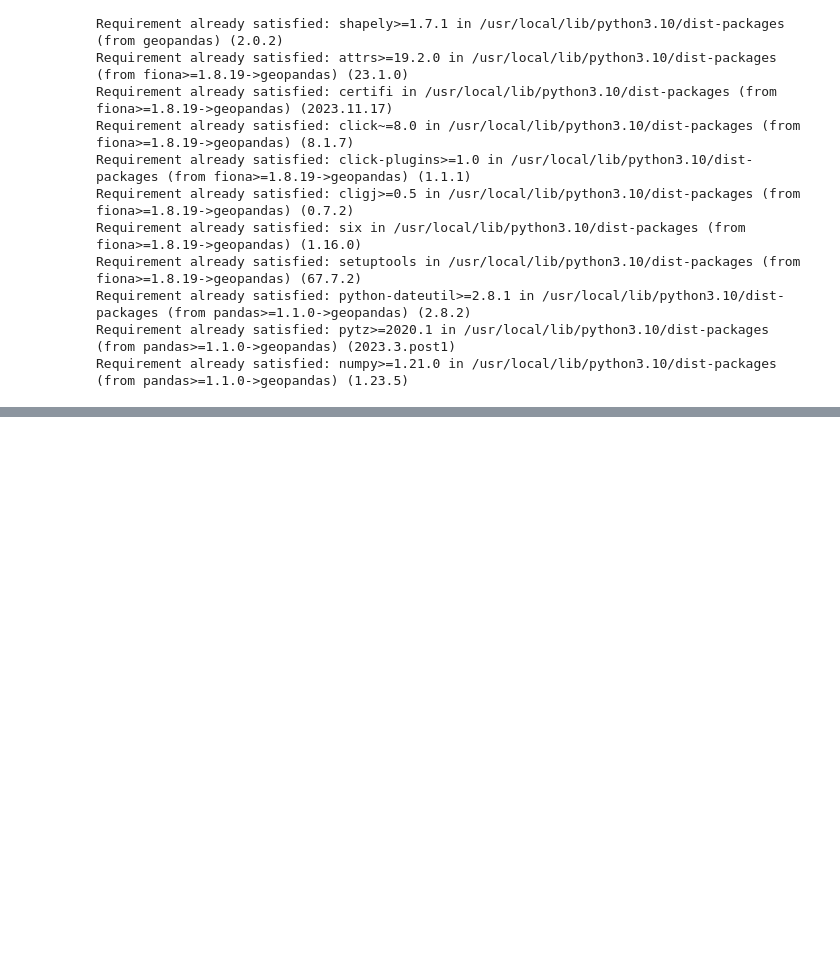
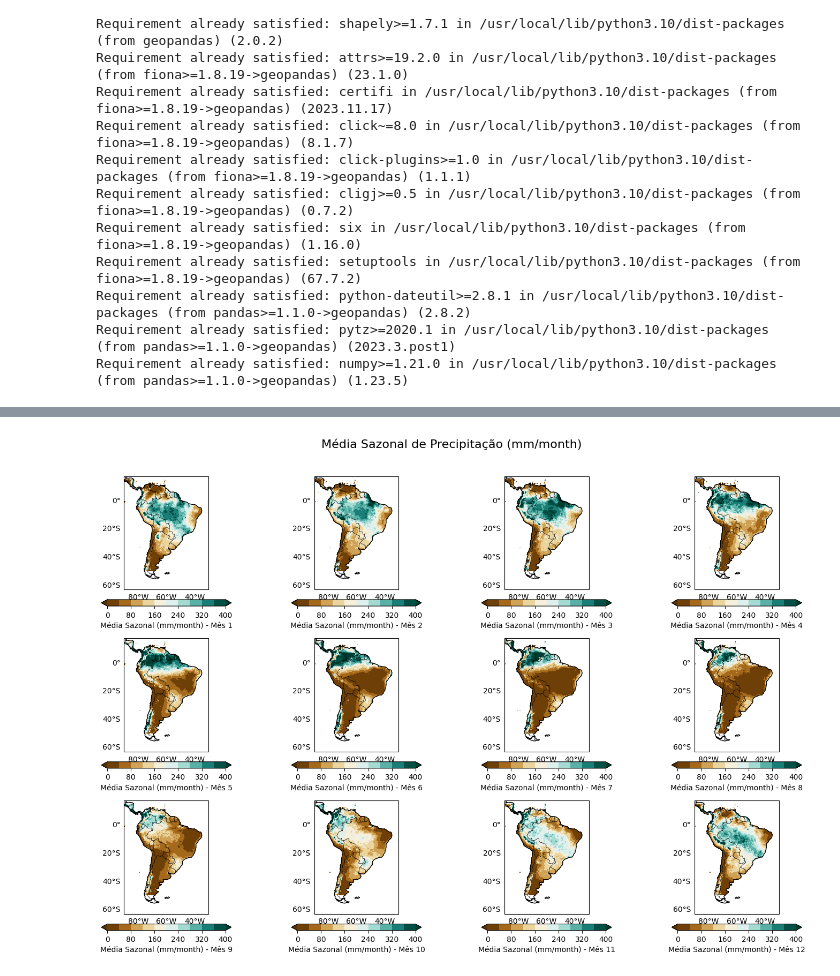
Before and after one commit to VictorGuui/INPE, a Jupyter notebook: Atividade4_6INPE.ipynb, the cells around one changed output, grey strips where cells are left out. Drawn from its saved outputs; the diff is of its cells as text; code cells hidden in the pictures; blank space fills up the shorter version.

```diff
--- a/Atividade4_6INPE.ipynb
+++ b/Atividade4_6INPE.ipynb
@@ -159,0 +283,35 @@ plt.savefig('anomalia_jan_2004.png', dpi=300)
+# %%
+# Configuração da projeção do mapa e sua extensão geográfica
+fig, axs = plt.subplots(3, 4, figsize=(15, 10), subplot_kw={'projection': ccrs.PlateCarree()})
+fig.suptitle('Média Sazonal de Precipitação (mm/month)', fontsize=16)
+
+# Define os níveis de contorno
+levels = np.linspace(0.0, 400.0, 11)
+
+for i, ax in enumerate(axs.flatten(), start=1):
+    # Calcula a média sazonal para o mês i
+    media_mensal = media_climatologica.sel(month=i)
+
+    # Inicializa um gráfico de contorno preenchido com os dados de média sazonal
+    cnplot = ax.contourf(media_mensal.longitude, media_mensal.latitude, media_mensal, cmap='BrBG', levels=levels, extend='both')
+
+    # Adiciona uma barra de cores (colorbar)
+    cbar = plt.colorbar(cnplot, ax=ax, orientation='horizontal', pad=0.07, shrink=0.6)
+    cbar.set_label(f'Média Sazonal (mm/month) - Mês {i}')
+
+    # Adiciona limites do mapa e outras características
+    ax.set_extent((-90.0, -30.0, -60.0, 15.0))
+    ax.coastlines(resolution='110m', color='black')
+    ax.add_feature(cfeature.BORDERS, linewidth=0.5, edgecolor='black')
+
+    # Configuração das grades do mapa
+    gl = ax.gridlines(draw_labels=True)
+    gl.xlines = False
+    gl.ylines = False
+    gl.right_labels = False
+    gl.top_labels = False
+
+plt.tight_layout(rect=[0, 0, 1, 0.96])
+plt.show()
+# %% [output]
+[figure, added]
```
Also changed, not shown: parts of 20 cells of this notebook.
